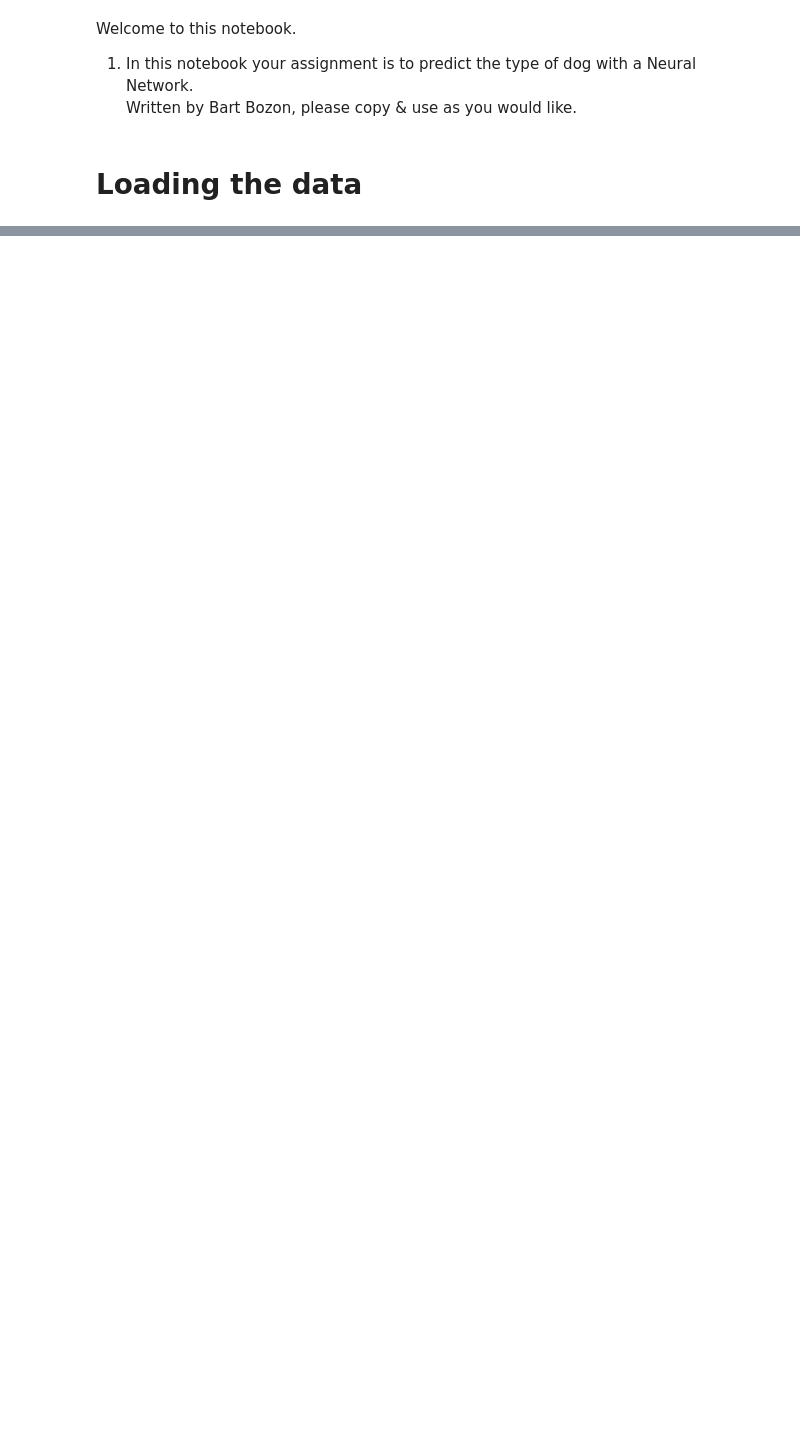
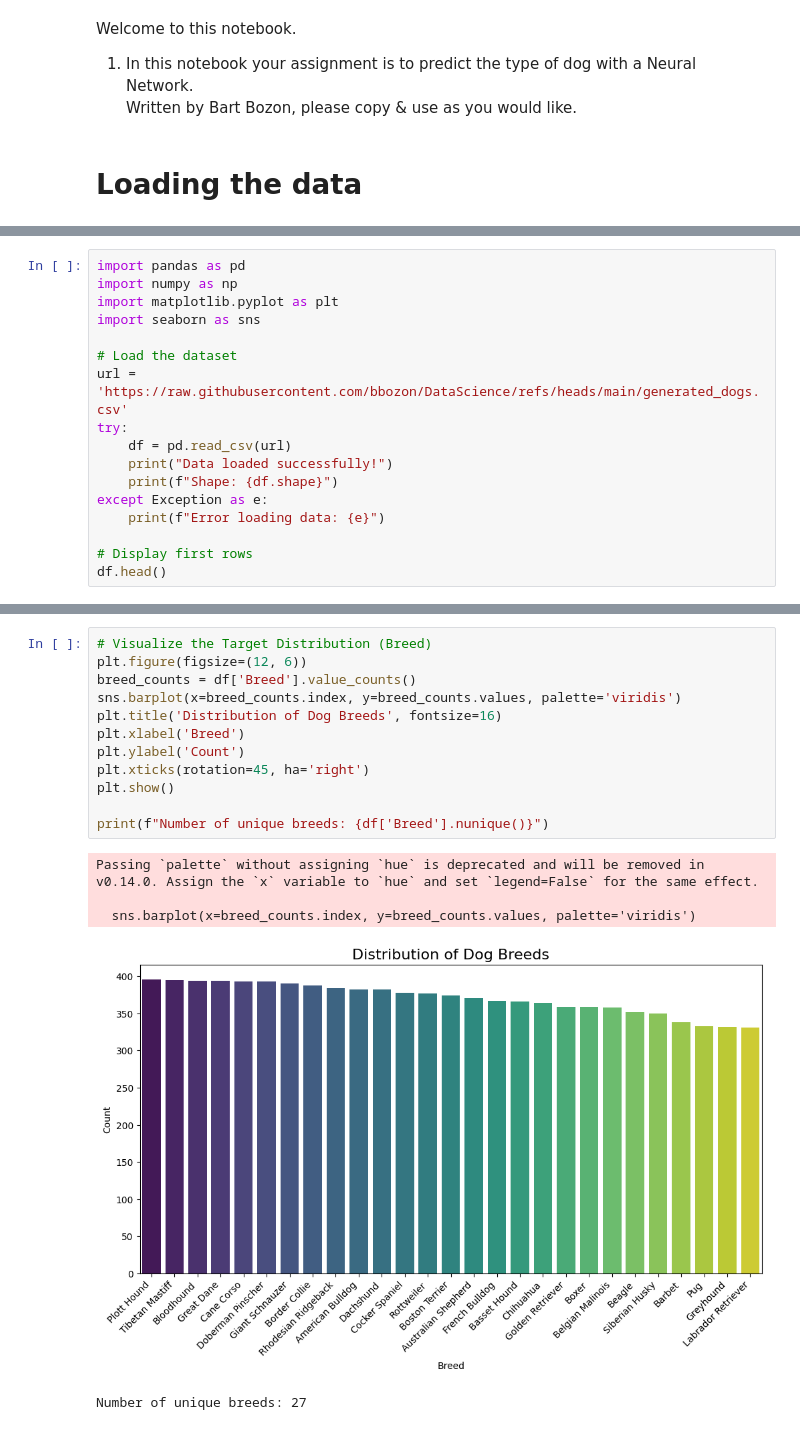
Before and after one commit to niboR13s/Data-science-code, a Jupyter notebook: Homework/Week_04/03_Dog_neural_network.ipynb, the cells around one changed output, grey strips where cells are left out. Saved outputs shown, nothing was run; the diff lists cells and outputs as text; blank space fills up the shorter version.

```diff
--- a/Homework/Week_04/03_Dog_neural_network.ipynb
+++ b/Homework/Week_04/03_Dog_neural_network.ipynb
@@ -22,0 +7,17 @@ df.head()
+# %%
+import pandas as pd
+import numpy as np
+import matplotlib.pyplot as plt
+import seaborn as sns
+
+# Load the dataset
+url = 'https://raw.githubusercontent.com/bbozon/DataScience/refs/heads/main/generated_dogs.csv'
+try:
+    df = pd.read_csv(url)
+    print("Data loaded successfully!")
+    print(f"Shape: {df.shape}")
+except Exception as e:
+    print(f"Error loading data: {e}")
+
+# Display first rows
+df.head()
@@ -22,0 +61,18 @@ df.head()
+# %%
+# Visualize the Target Distribution (Breed)
+plt.figure(figsize=(12, 6))
+breed_counts = df['Breed'].value_counts()
+sns.barplot(x=breed_counts.index, y=breed_counts.values, palette='viridis')
+plt.title('Distribution of Dog Breeds', fontsize=16)
+plt.xlabel('Breed')
+plt.ylabel('Count')
+plt.xticks(rotation=45, ha='right')
+plt.show()
+
+print(f"Number of unique breeds: {df['Breed'].nunique()}")
+# %% [output]
+Passing `palette` without assigning `hue` is deprecated and will be removed in v0.14.0. Assign the `x` variable to `hue` and set `legend=False` for the same effect.
+
+  sns.barplot(x=breed_counts.index, y=breed_counts.values, palette='viridis')
+[figure, added]
+Number of unique breeds: 27
```
Also changed, not shown: parts of 16 cells of this notebook, 8 other files.
